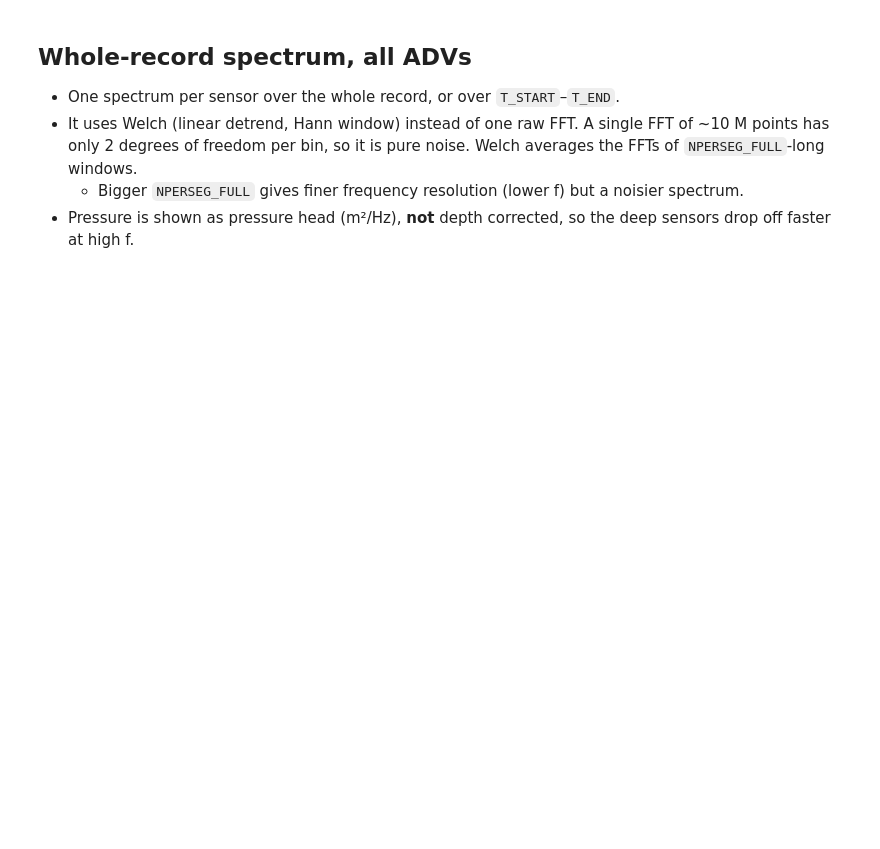
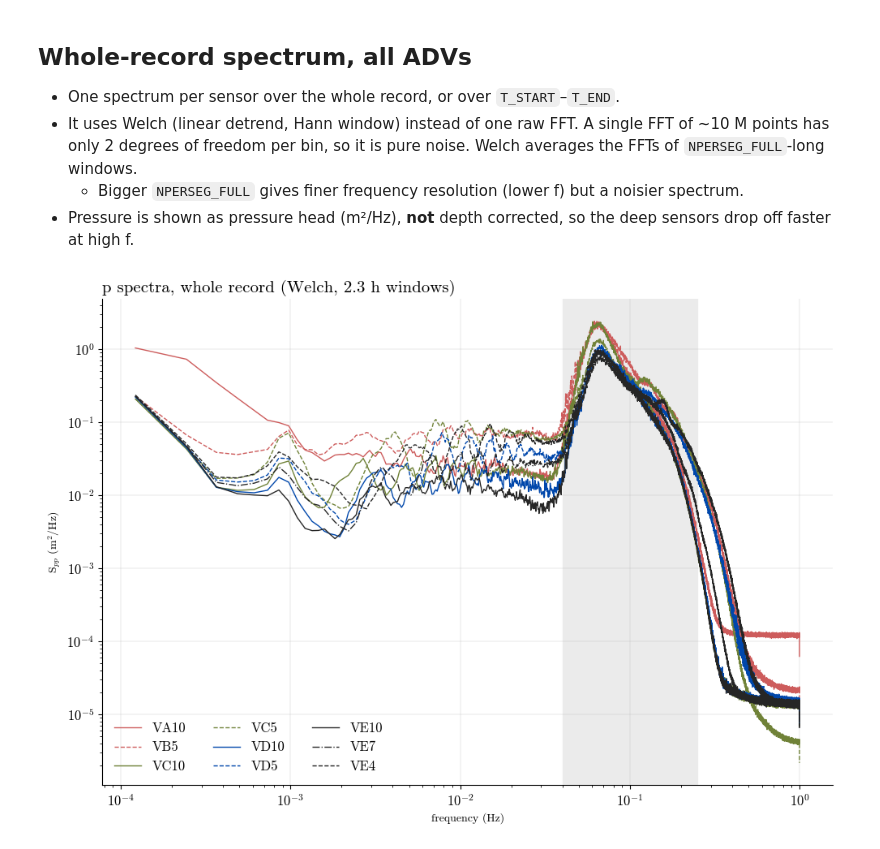
Before and after one commit to isidora-rojas/4EWA, a Jupyter notebook: processing/initial_figs.ipynb, the cells around one changed output. Saved outputs shown, nothing was run; the diff lists cells and outputs as text; code cells hidden in the pictures; blank space fills up the shorter version.

```diff
--- a/processing/initial_figs.ipynb
+++ b/processing/initial_figs.ipynb
@@ -189,0 +168,4 @@ for S in SENSORS:
+# %%
+# save the spectra as netcdf (whole record -> {S}_spec.nc, a date run -> {S}_spec_{start}_{end}.nc)
+for S in spec:
+    spec[S].to_netcdf(f'{QC_DIR}/{S}_spec{SPEC_TAG}.nc')
@@ -264,31 +402,34 @@ transects['E']
 SENSORS      = ALL_SENSORS
 VARIABLE     = 'p'           # 'p' (pressure head), 'u' (cross-shore), 'v' (alongshore), 'w', 'u_east', 'v_north'
 T_START, T_END = None, None  # None = whole record, or e.g. '2026-09-05', '2026-09-12'
 NPERSEG_FULL = 2**14         # 16384 samples = 2.3 h windows, df = 1.2e-4 Hz
 SHADE_BAND   = (0.04, 0.25)  # light grey band [Hz], or None
 SAVE         = True
 # ================================
 
 YLABEL = {'p': 'S$_{pp}$ (m$^2$/Hz)',  'u': 'S$_{uu}$ (m$^2$ s$^{-2}$/Hz)', 'v': 'S$_{vv}$ (m$^2$ s$^{-2}$/Hz)',
           'w': 'S$_{ww}$ (m$^2$ s$^{-2}$/Hz)', 'u_east': 'S (east) (m$^2$ s$^{-2}$/Hz)', 'v_north': 'S (north) (m$^2$ s$^{-2}$/Hz)'}
 
-fig, ax = plt.subplots(figsize=(10, 7))
+fig, ax = plt.subplots(figsize=(12, 7))
 for S in SENSORS:
     x = qc[S][VARIABLE].sel(time=slice(T_START, T_END)).values
     if VARIABLE == 'p':
         x = x * 1e4 / (RHO * G)                       # dbar -> m of water
     f, Sxx = welch(x, fs=FS, window='hann', nperseg=NPERSEG_FULL, detrend='linear')
     ax.loglog(f[1:], Sxx[1:], color=T_COLOR[S[1]], ls=DEPTH_LS[S[2:]], lw=1, label=S)   # f[1:] skips f = 0
 
 if SHADE_BAND:
     ax.axvspan(*SHADE_BAND, color='0.92', zorder=0)
 ax.set_xlabel('frequency (Hz)')
 ax.set_ylabel(YLABEL[VARIABLE])
 window = 'whole record' if T_START is None else f'{T_START} to {T_END}'
 ax.set_title(f'{VARIABLE} spectra, {window} (Welch, {NPERSEG_FULL / FS / 3600:.1f} h windows)', loc='left')
 ax.legend(ncol=3, loc='lower left')
+ax.grid(True, lw=0.2)
 fig.tight_layout()
 if SAVE:
     tag = 'all' if T_START is None else f'{T_START}_{T_END}'
     fig.savefig(f'{FIG_DIR}/spectrum_{VARIABLE}_{tag}.png', dpi=200)
 plt.show()
+# %% [output]
+[figure, added]
```
Also changed, not shown: parts of 13 cells of this notebook, 21 other files.
